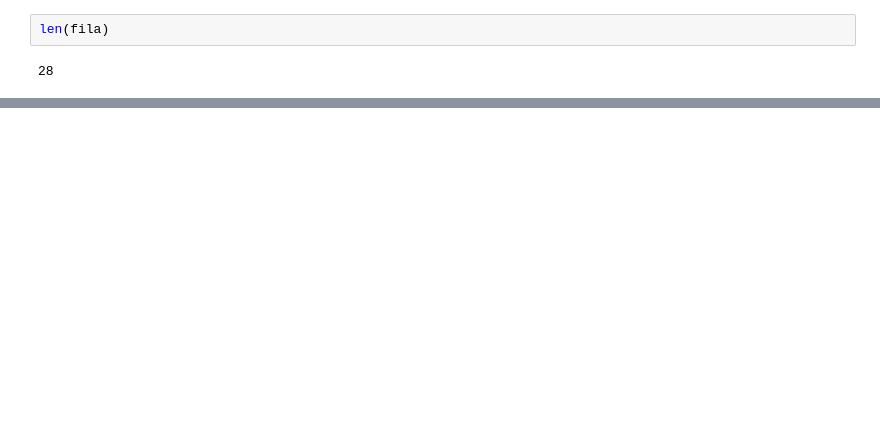
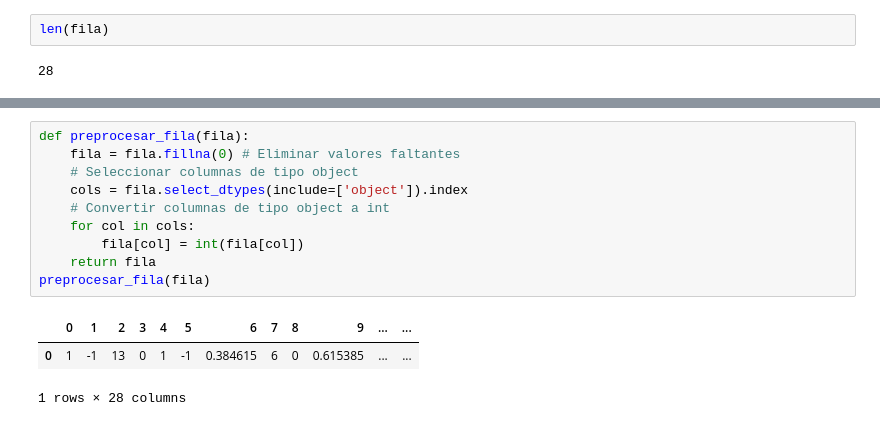
Before and after one commit to Dancar96/-Fishing-Phishing-, a Jupyter notebook: src/notebooks/Analisis URL Prueba.ipynb, the cells around one changed output, grey strips where cells are left out. Cells and saved outputs as stored; diff of their text form; blank space fills up the shorter version.

```diff
--- a/src/notebooks/Analisis URL Prueba.ipynb
+++ b/src/notebooks/Analisis URL Prueba.ipynb
@@ -793,0 +817,14 @@ len(fila)
+# %%
+def preprocesar_fila(fila):
+    fila = fila.fillna(0) # Eliminar valores faltantes
+    # Seleccionar columnas de tipo object
+    cols = fila.select_dtypes(include=['object']).index
+    # Convertir columnas de tipo object a int
+    for col in cols:
+        fila[col] = int(fila[col])
+    return fila
+preprocesar_fila(fila)
+# %% [output]
+|  | 0 | 1 | 2 | 3 | 4 | 5 | 6 | 7 | 8 | 9 | ... | ... |
+| 0 | 1 | -1 | 13 | 0 | 1 | -1 | 0.384615 | 6 | 0 | 0.615385 | ... | ... |
+1 rows × 28 columns
```
Also changed, not shown: parts of 9 cells of this notebook, 4 other files.
